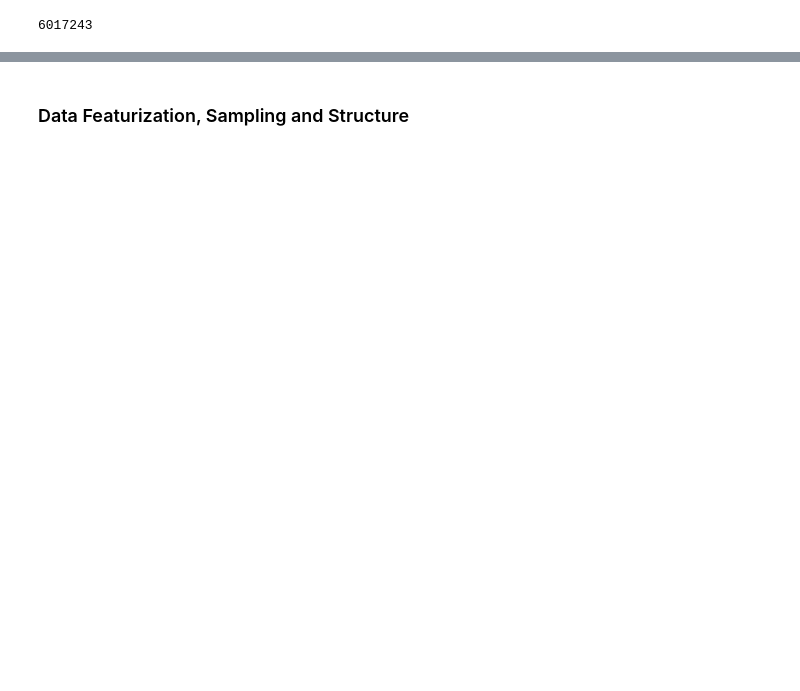
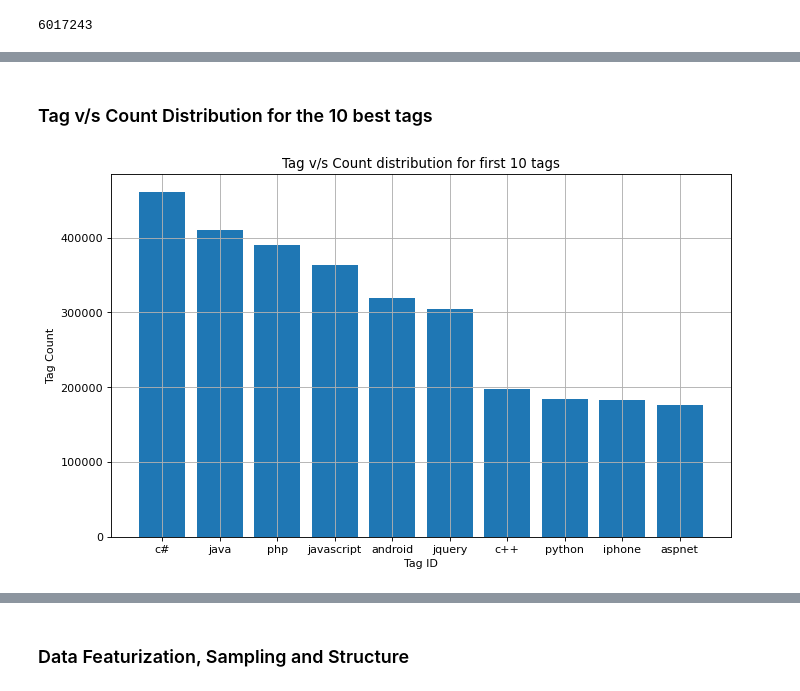
Before and after one commit to flozender/StackExchangeTagPrediction, a Jupyter notebook: Project.ipynb, the cells around one changed output, grey strips where cells are left out. Saved outputs shown, nothing was run; the diff lists cells and outputs as text; code cells hidden in the pictures; blank space fills up the shorter version.

```diff
--- a/Project.ipynb
+++ b/Project.ipynb
@@ -90,0 +109,13 @@ w2v_data_title.take(1)
+# %% [markdown]
+### Tag v/s Count Distribution for the 10 best tags
+# %%
+cTag = tagCountDF.select("tag").take(10)
+
+plt.figure(figsize=(10, 6), dpi=80)
+plt.bar([i for i in range(10)], [r.__getitem__("count") for r in cCount[:10]], tick_label=[r.__getitem__("tag") for r in cTag])
+plt.title("Tag v/s Count distribution for first 10 tags")
+plt.ylabel("Tag Count")
+plt.xlabel("Tag ID")
+plt.grid()
+# %% [output]
+[figure, added]
```
Also changed, not shown: parts of 78 cells of this notebook.
